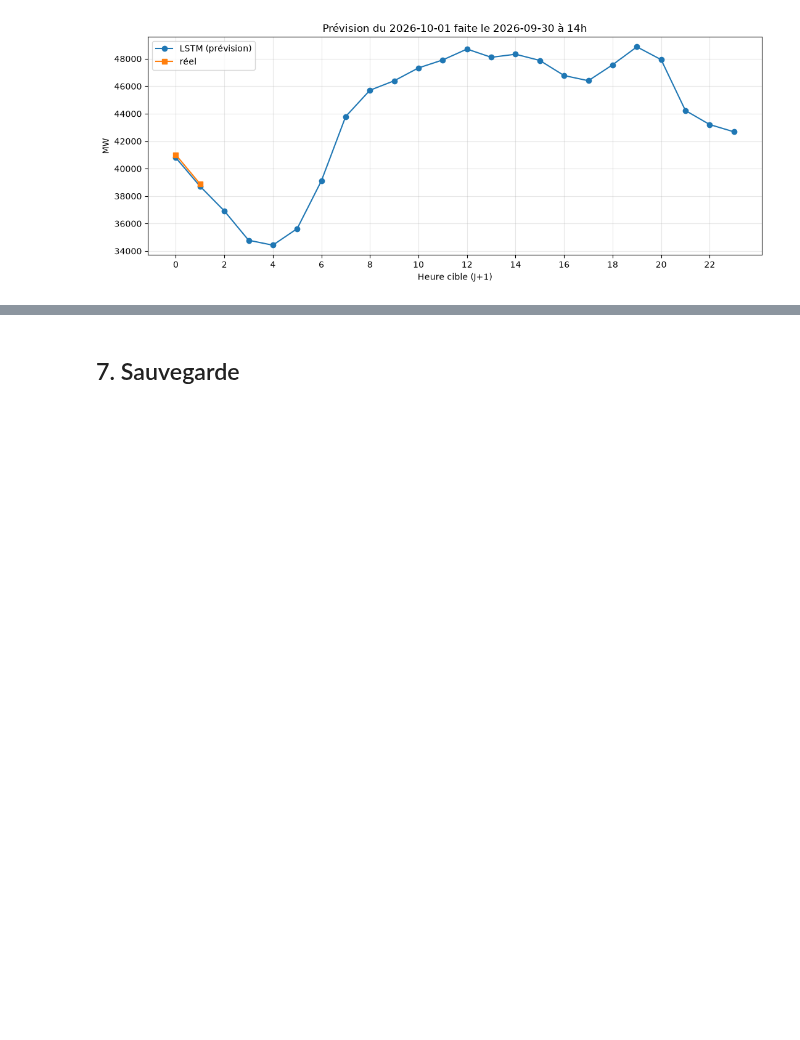
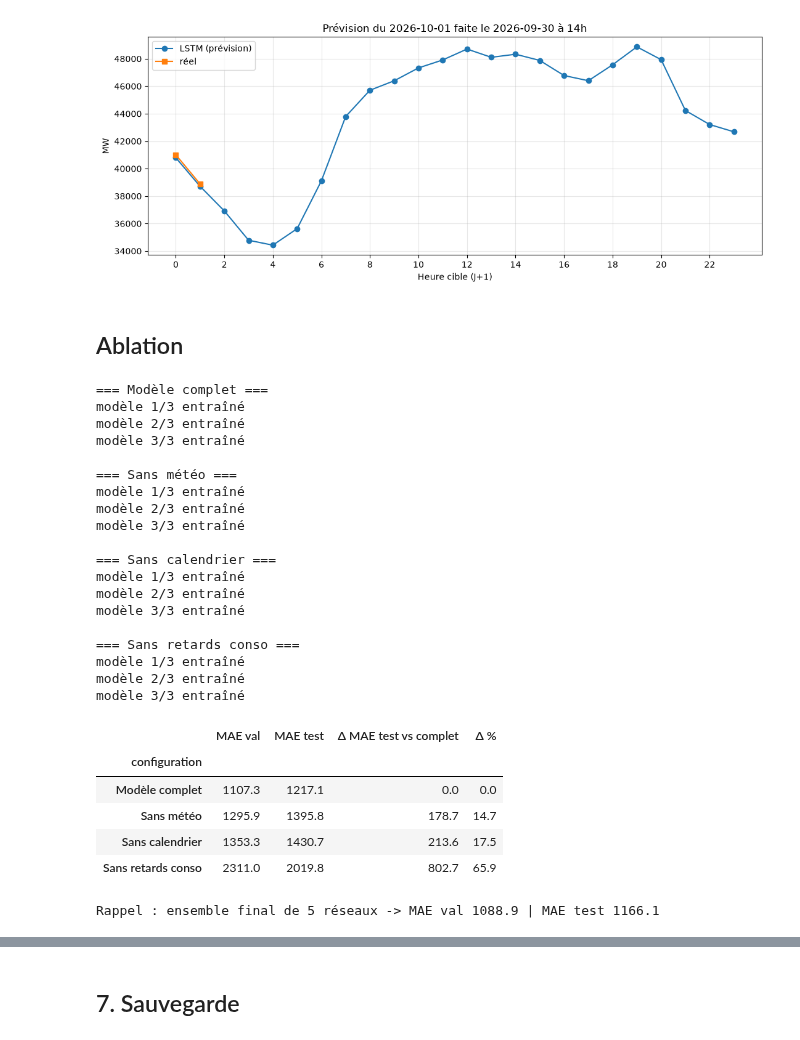
Before and after one commit to LeStolz/ConsommationElectrique, a Jupyter notebook: notebooks/modelisation_lstm.ipynb, the cells around one changed output, grey strips where cells are left out. Cells and saved outputs as stored; diff of their text form; code cells hidden in the pictures; blank space fills up the shorter version.

```diff
--- a/notebooks/modelisation_lstm.ipynb
+++ b/notebooks/modelisation_lstm.ipynb
@@ -462,3 +453,5 @@ plt.tight_layout(); plt.show()
 
 Heures comparées : 2/24 | MAE 193.9 MW | MAPE 0.48 % | Accuracy 99.52 %
 [figure]
+# %% [markdown]
+## Ablation
@@ -464,0 +482,50 @@ Heures comparées : 2/24 | MAE 193.9 MW | MAPE 0.48 % | Accuracy 99.52 %
+# %%
+N_ABL = 3                                   # réseaux par configuration (3 suffisent, plus rapide que 5)
+cfg = dict(CONFIG, residu=False)            # pas de base J-6 : sinon « sans retards » ne serait pas propre
+
+lignes = []
+for nom, grp in [("Modèle complet", None), ("Sans météo", "météo"),
+                 ("Sans calendrier", "calendrier"), ("Sans retards conso", "retards conso")]:
+    print(f"\n=== {nom} ===")
+    tr_, va_, te_ = (masquer(jeux[k], grp) for k in ("train", "val", "test"))
+    ms = entrainer_ensemble(tr_, va_, n_modeles=N_ABL, **cfg)
+    lignes.append({
+        "configuration": nom,
+        "MAE val": evaluer(ms, va_, scalers)[0]["mae"],
+        "MAE test": evaluer(ms, te_, scalers)[0]["mae"],
+    })
+
+abl = pd.DataFrame(lignes).set_index("configuration")
+abl["Δ MAE test vs complet"] = abl["MAE test"] - abl.loc["Modèle complet", "MAE test"]
+abl["Δ %"] = 100 * abl["Δ MAE test vs complet"] / abl.loc["Modèle complet", "MAE test"]
+display(abl.round(1))
+print("Rappel : ensemble final de 5 réseaux -> MAE val",
+      round(evaluer(modeles, jeux["val"], scalers)[0]["mae"], 1), "| MAE test",
+      round(evaluer(modeles, jeux["test"], scalers)[0]["mae"], 1))
+# %% [output]
+=== Modèle complet ===
+modèle 1/3 entraîné
+modèle 2/3 entraîné
+modèle 3/3 entraîné
+
+=== Sans météo ===
+modèle 1/3 entraîné
+modèle 2/3 entraîné
+modèle 3/3 entraîné
+
+=== Sans calendrier ===
+modèle 1/3 entraîné
+modèle 2/3 entraîné
+modèle 3/3 entraîné
+
+=== Sans retards conso ===
+modèle 1/3 entraîné
+modèle 2/3 entraîné
+modèle 3/3 entraîné
+|  | MAE val | MAE test | Δ MAE test vs complet | Δ % |
+| configuration |  |  |  |  |
+| Modèle complet | 1107.3 | 1217.1 | 0.0 | 0.0 |
+| Sans météo | 1295.9 | 1395.8 | 178.7 | 14.7 |
+| Sans calendrier | 1353.3 | 1430.7 | 213.6 | 17.5 |
+| Sans retards conso | 2311.0 | 2019.8 | 802.7 | 65.9 |
+Rappel : ensemble final de 5 réseaux -> MAE val 1088.9 | MAE test 1166.1
```
Also changed, not shown: parts of 8 cells of this notebook.
